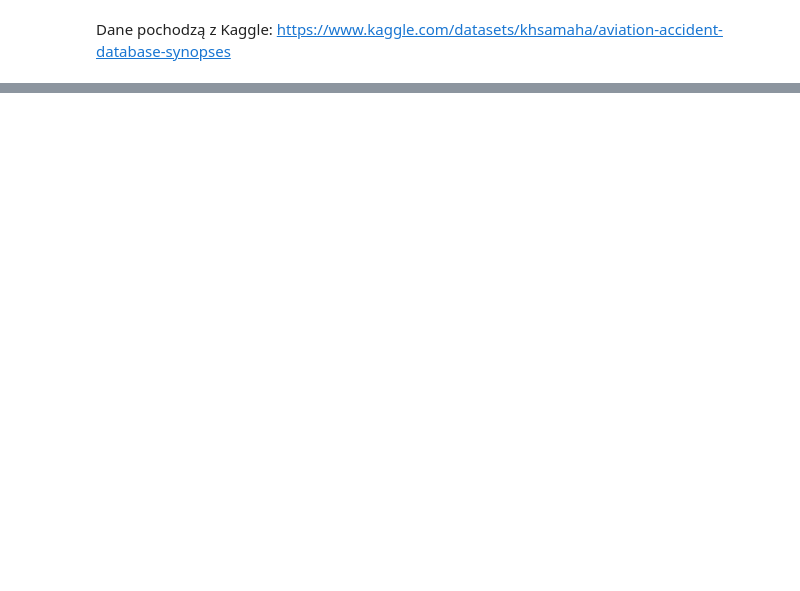
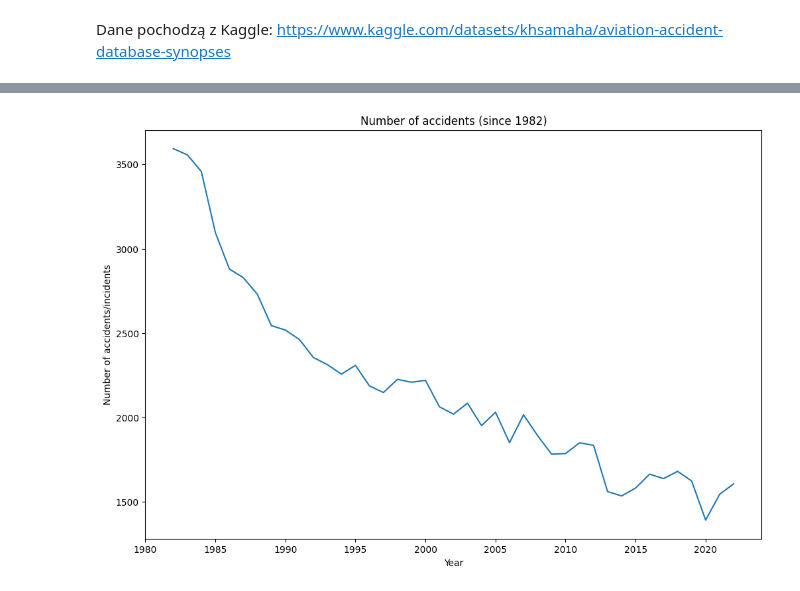
Before and after one commit to infoshareacademy/jdszr14-DeepDiveData, a Jupyter notebook: ML_project/czy_leci_z_nami_pilot.ipynb, the cells around one changed output, grey strips where cells are left out. Drawn from its saved outputs; the diff is of its cells as text; code cells hidden in the pictures; blank space fills up the shorter version.

```diff
--- a/ML_project/czy_leci_z_nami_pilot.ipynb
+++ b/ML_project/czy_leci_z_nami_pilot.ipynb
@@ -130,6 +228,9 @@ plt.plot(accidents_by_year_original.index, accidents_by_year_original.values)
 # %%
 plt.figure(figsize=(12,8))
 plt.plot(accidents_by_year_1982.index, accidents_by_year_1982.values)
 plt.xlabel("Year")
 plt.ylabel("Number of accidents/incidents")
+plt.title("Number of accidents (since 1982)")
 plt.show()
+# %% [output]
+[figure, added]
```
Also changed, not shown: parts of 58 cells of this notebook, 5 other files.
